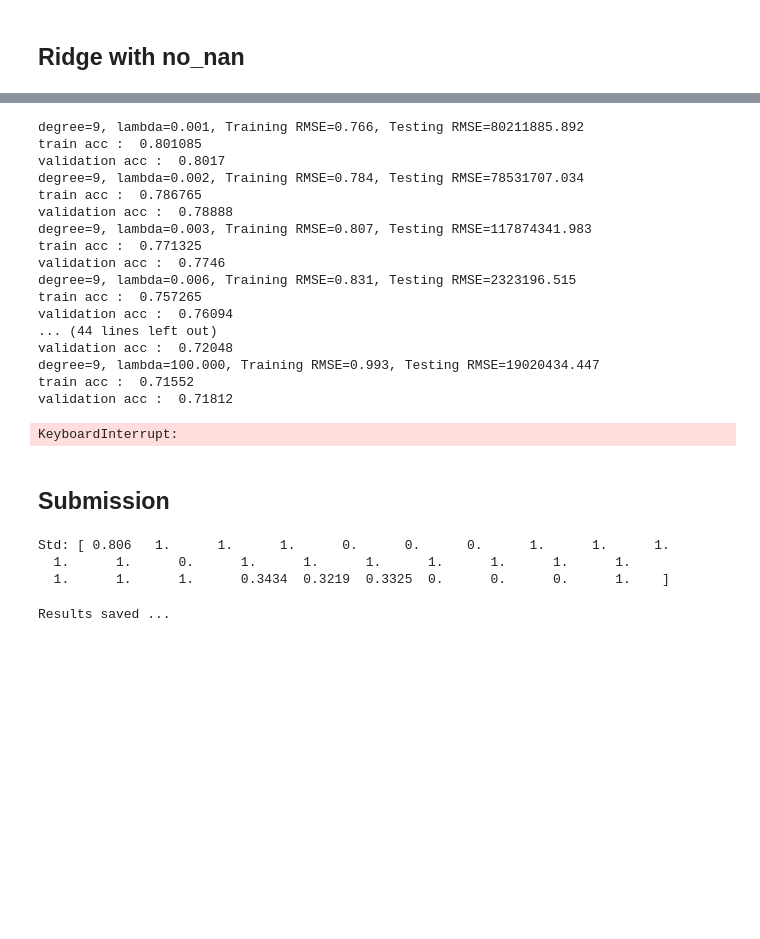
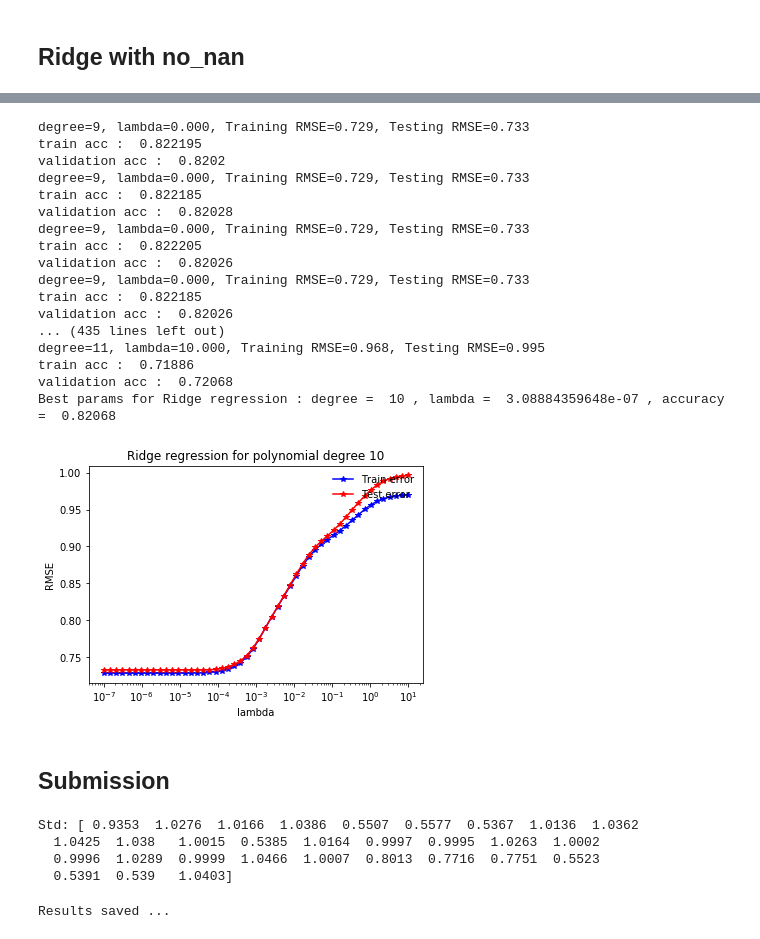
Before and after one commit to MLElec/ML_course, a Jupyter notebook: projects/project1/ridge_reg_notebook.ipynb, the cells around one changed output, grey strips where cells are left out. Cells and saved outputs as stored; diff of their text form; code cells hidden in the pictures; blank space fills up the shorter version.

```diff
--- a/projects/project1/ridge_reg_notebook.ipynb
+++ b/projects/project1/ridge_reg_notebook.ipynb
@@ -193,25 +255,25 @@ Std: [ 0.8057  1.      1.      1.      0.      0.      0.      1.      1.      1
 # %%
 weights_no_nan, degree_no_nan, lambda_no_nan = test_ridge_regression(
-    x_no_nan, y_train, x_no_nan_val, y_validation, degrees = np.linspace(9,11,3), lambdas=np.logspace(-3,2,20))
+    x_no_nan, y_train, x_no_nan_val, y_validation, degrees = np.linspace(9,11,3), lambdas=np.logspace(-7,1,50))
 # %% [output]
-degree=9, lambda=0.001, Training RMSE=0.766, Testing RMSE=80211885.892
-train acc :  0.801085
-validation acc :  0.8017
-degree=9, lambda=0.002, Training RMSE=0.784, Testing RMSE=78531707.034
-train acc :  0.786765
-validation acc :  0.78888
-degree=9, lambda=0.003, Training RMSE=0.807, Testing RMSE=117874341.983
-train acc :  0.771325
-validation acc :  0.7746
-degree=9, lambda=0.006, Training RMSE=0.831, Testing RMSE=2323196.515
-train acc :  0.757265
-validation acc :  0.76094
-... (44 lines left out)
-validation acc :  0.72048
-degree=9, lambda=100.000, Training RMSE=0.993, Testing RMSE=19020434.447
-train acc :  0.71552
-validation acc :  0.71812
+degree=9, lambda=0.000, Training RMSE=0.729, Testing RMSE=0.733
+train acc :  0.822195
+validation acc :  0.8202
+degree=9, lambda=0.000, Training RMSE=0.729, Testing RMSE=0.733
+train acc :  0.822185
+validation acc :  0.82028
+degree=9, lambda=0.000, Training RMSE=0.729, Testing RMSE=0.733
+train acc :  0.822205
+validation acc :  0.82026
+degree=9, lambda=0.000, Training RMSE=0.729, Testing RMSE=0.733
+train acc :  0.822185
+validation acc :  0.82026
+... (435 lines left out)
+degree=11, lambda=10.000, Training RMSE=0.968, Testing RMSE=0.995
+train acc :  0.71886
+validation acc :  0.72068
+Best params for Ridge regression : degree =  10 , lambda =  3.08884359648e-07 , accuracy =  0.82068
-KeyboardInterrupt:
+[figure, added]
 # %% [markdown]
 ## Submission
 # %%
@@ -219,13 +281,15 @@ y_test, x_test, ids_test, header = helper.load_csv_data(DATA_TEST)
 x_test[x_test == -999] = np.nan
 
 x_no_nan_test = x_test.copy()
-x_no_nan_test = (x_no_nan_test - np.nanmedian(x_no_nan_test, axis=0))/mad(x_no_nan_test)
+x_no_nan_test = normalize_outliers_feed(x_no_nan_test, mean_train, std_train)
+# x_no_nan_test = (x_no_nan_test - np.nanmedian(x_no_nan_test, axis=0))/mad(x_no_nan_test)
 x_no_nan_test = np.nan_to_num(x_no_nan_test)
-print('\nStd:', mad(x_no_nan_test))
+print('\nStd:', np.std(x_no_nan_test, axis=0))
 # %% [output]
-Std: [ 0.806   1.      1.      1.      0.      0.      0.      1.      1.      1.
-  1.      1.      0.      1.      1.      1.      1.      1.      1.      1.
-  1.      1.      1.      0.3434  0.3219  0.3325  0.      0.      0.      1.    ]
+Std: [ 0.9353  1.0276  1.0166  1.0386  0.5507  0.5577  0.5367  1.0136  1.0362
+  1.0425  1.038   1.0015  0.5385  1.0164  0.9997  0.9995  1.0263  1.0002
+  0.9996  1.0289  0.9999  1.0466  1.0007  0.8013  0.7716  0.7751  0.5523
+  0.5391  0.539   1.0403]
 # %%
 degree_opt = degree_no_nan
 weights_opt = weights_no_nan
```
Also changed, not shown: parts of 6 cells of this notebook.
